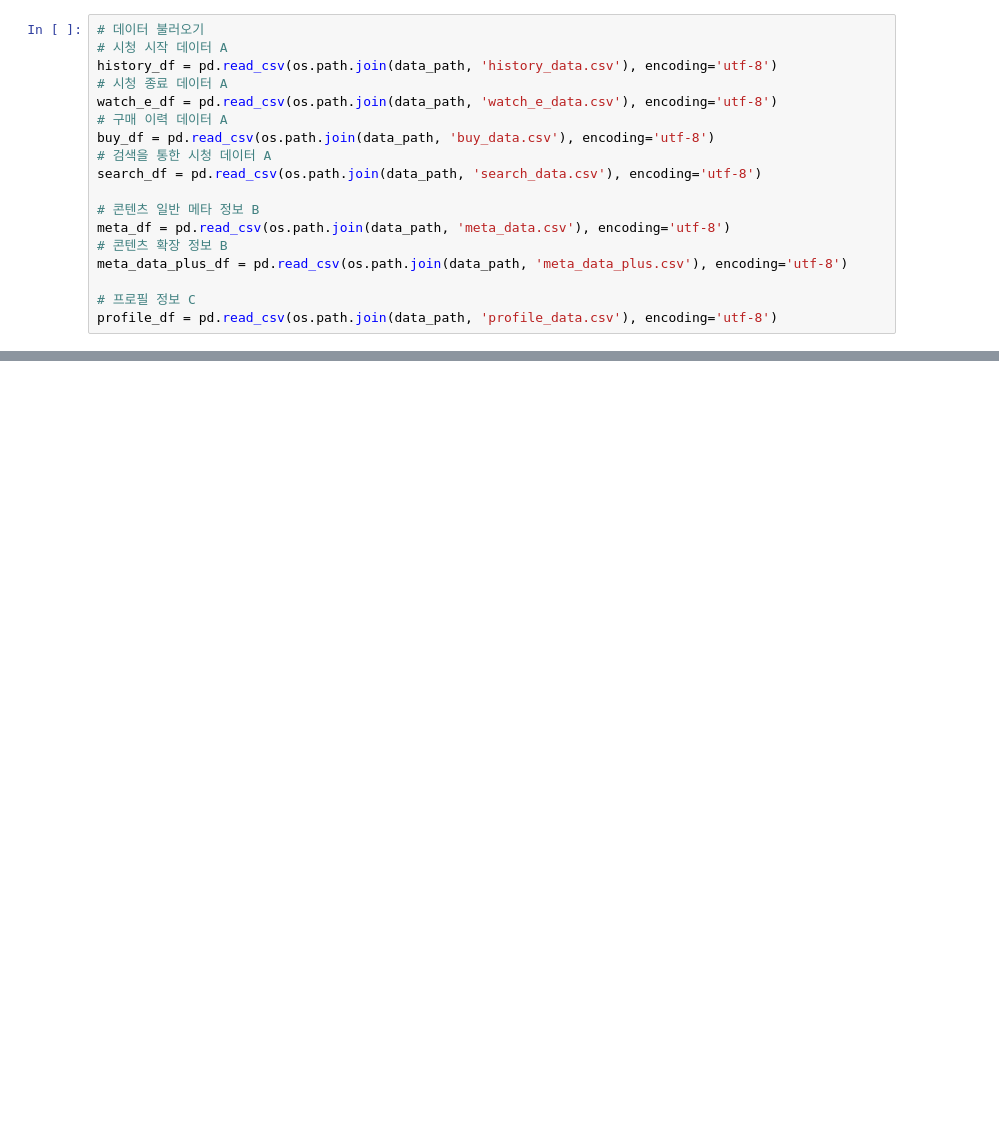
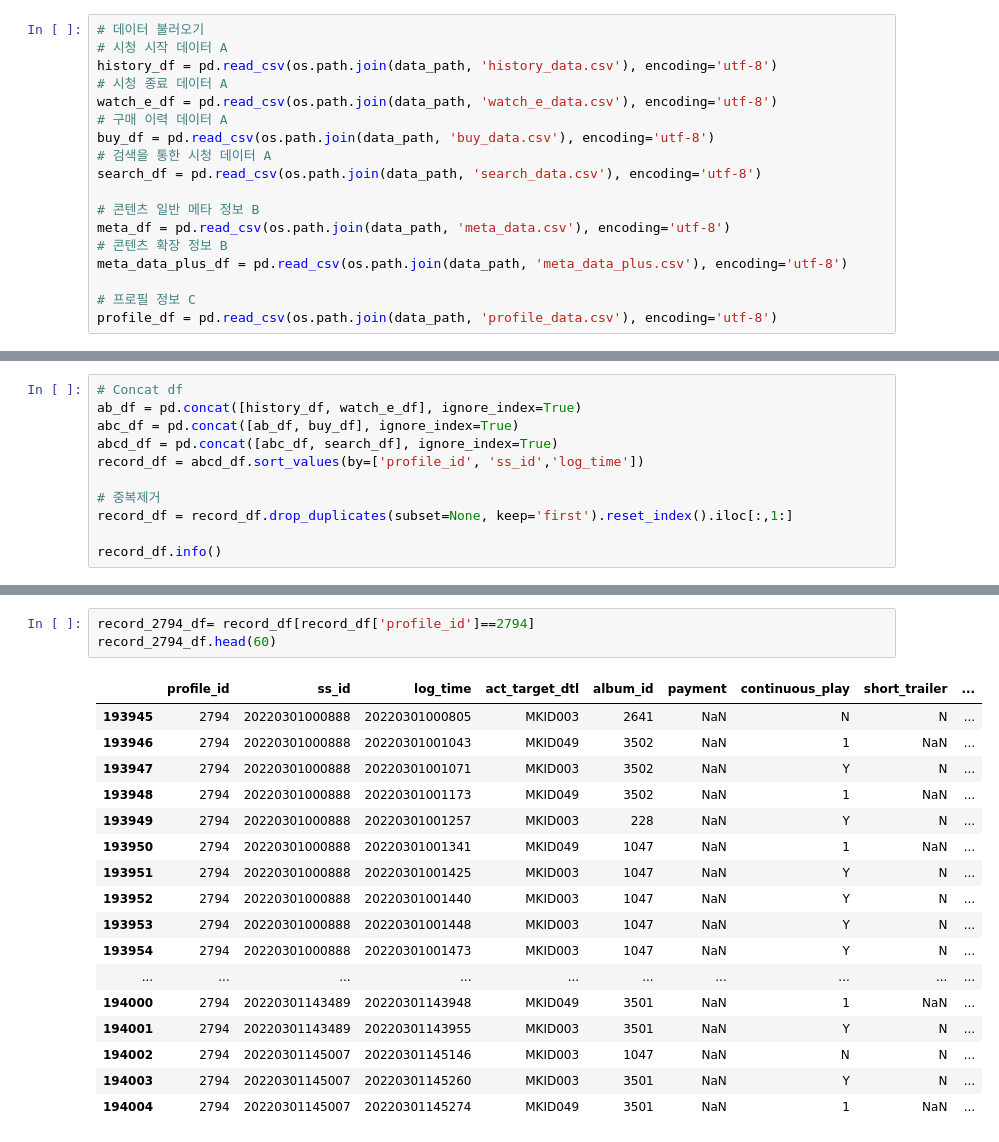
Before and after one commit to keunjoo-tak/Uplus_AI, a Jupyter notebook: eda.ipynb, the cells around one changed output, grey strips where cells are left out. Saved outputs shown, nothing was run; the diff lists cells and outputs as text; blank space fills up the shorter version.

```diff
--- a/eda.ipynb
+++ b/eda.ipynb
@@ -60,0 +306,11 @@ print(history_df.groupby(['profile_id','ss_id'])[['album_id']].count().head(30))
+# %%
+# Concat df
+ab_df = pd.concat([history_df, watch_e_df], ignore_index=True)
+abc_df = pd.concat([ab_df, buy_df], ignore_index=True)
+abcd_df = pd.concat([abc_df, search_df], ignore_index=True)
+record_df = abcd_df.sort_values(by=['profile_id', 'ss_id','log_time'])
+
+# 중복제거
+record_df = record_df.drop_duplicates(subset=None, keep='first').reset_index().iloc[:,1:]
+
+record_df.info()
@@ -60,0 +383,21 @@ print(history_df.groupby(['profile_id','ss_id'])[['album_id']].count().head(30))
+# %%
+record_2794_df= record_df[record_df['profile_id']==2794]
+record_2794_df.head(60)
+# %% [output]
+|  | profile_id | ss_id | log_time | act_target_dtl | album_id | payment | continuous_play | short_trailer | ... |
+| 193945 | 2794 | 20220301000888 | 20220301000805 | MKID003 | 2641 | NaN | N | N | ... |
+| 193946 | 2794 | 20220301000888 | 20220301001043 | MKID049 | 3502 | NaN | 1 | NaN | ... |
+| 193947 | 2794 | 20220301000888 | 20220301001071 | MKID003 | 3502 | NaN | Y | N | ... |
+| 193948 | 2794 | 20220301000888 | 20220301001173 | MKID049 | 3502 | NaN | 1 | NaN | ... |
+| 193949 | 2794 | 20220301000888 | 20220301001257 | MKID003 | 228 | NaN | Y | N | ... |
+| 193950 | 2794 | 20220301000888 | 20220301001341 | MKID049 | 1047 | NaN | 1 | NaN | ... |
+| 193951 | 2794 | 20220301000888 | 20220301001425 | MKID003 | 1047 | NaN | Y | N | ... |
+| 193952 | 2794 | 20220301000888 | 20220301001440 | MKID003 | 1047 | NaN | Y | N | ... |
+| 193953 | 2794 | 20220301000888 | 20220301001448 | MKID003 | 1047 | NaN | Y | N | ... |
+| 193954 | 2794 | 20220301000888 | 20220301001473 | MKID003 | 1047 | NaN | Y | N | ... |
+| ... | ... | ... | ... | ... | ... | ... | ... | ... | ... |
+| 194000 | 2794 | 20220301143489 | 20220301143948 | MKID049 | 3501 | NaN | 1 | NaN | ... |
+| 194001 | 2794 | 20220301143489 | 20220301143955 | MKID003 | 3501 | NaN | Y | N | ... |
+| 194002 | 2794 | 20220301145007 | 20220301145146 | MKID003 | 1047 | NaN | N | N | ... |
+| 194003 | 2794 | 20220301145007 | 20220301145260 | MKID003 | 3501 | NaN | Y | N | ... |
+| 194004 | 2794 | 20220301145007 | 20220301145274 | MKID049 | 3501 | NaN | 1 | NaN | ... |
```
Also changed, not shown: parts of 23 cells of this notebook, 1 other file.
